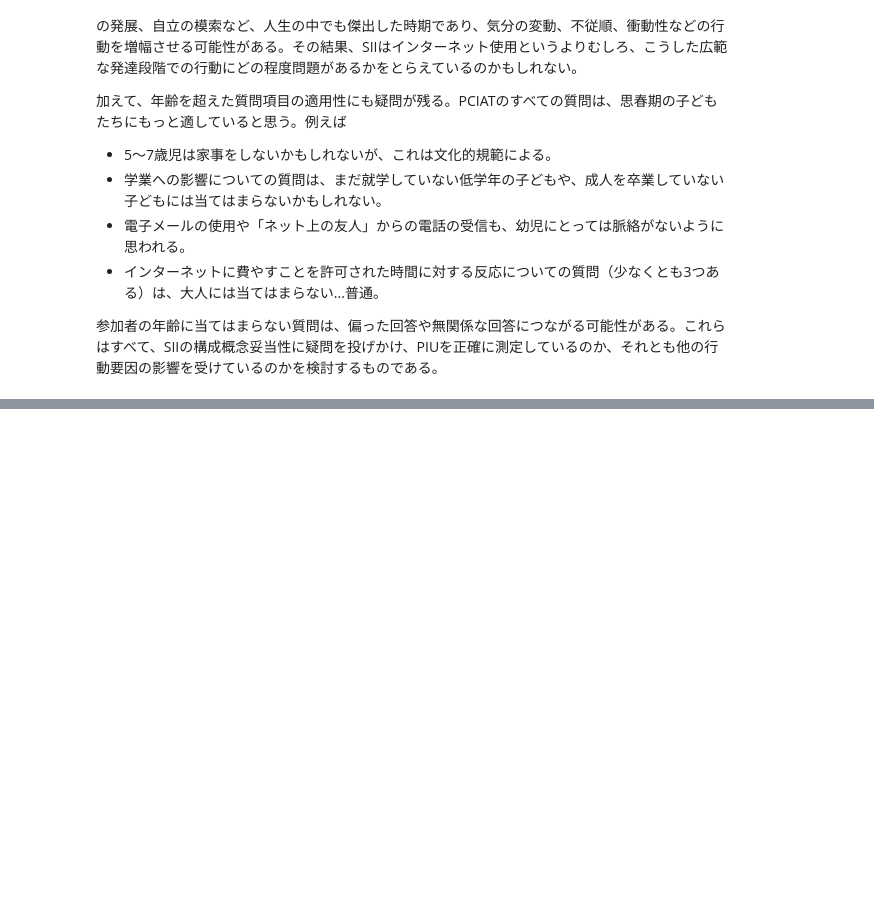
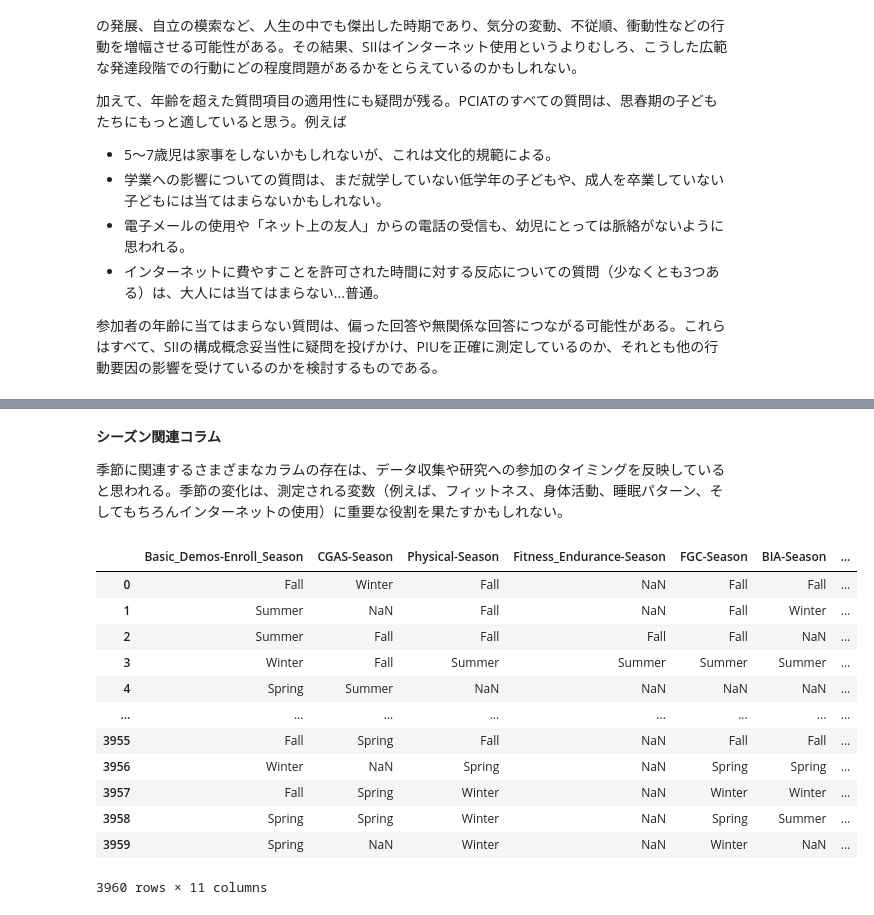
Before and after one commit to yuji-sgs/child-mind-institute, a Jupyter notebook: EDA.ipynb, the cells around one changed output, grey strips where cells are left out. Cells and saved outputs as stored; diff of their text form; code cells hidden in the pictures; blank space fills up the shorter version.

```diff
--- a/EDA.ipynb
+++ b/EDA.ipynb
@@ -682,0 +716,22 @@ PCIAT質問票（SIIの導出に使用、data_dict.csv参照）の質問は、
+# %% [markdown]
+**シーズン関連コラム**
+
+季節に関連するさまざまなカラムの存在は、データ収集や研究への参加のタイミングを反映していると思われる。季節の変化は、測定される変数（例えば、フィットネス、身体活動、睡眠パターン、そしてもちろんインターネットの使用）に重要な役割を果たすかもしれない。
+# %%
+season_columns = [col for col in train.columns if 'Season' in col]
+season_df = train[season_columns]
+season_df
+# %% [output]
+|  | Basic_Demos-Enroll_Season | CGAS-Season | Physical-Season | Fitness_Endurance-Season | FGC-Season | BIA-Season | ... |
+| 0 | Fall | Winter | Fall | NaN | Fall | Fall | ... |
+| 1 | Summer | NaN | Fall | NaN | Fall | Winter | ... |
+| 2 | Summer | Fall | Fall | Fall | Fall | NaN | ... |
+| 3 | Winter | Fall | Summer | Summer | Summer | Summer | ... |
+| 4 | Spring | Summer | NaN | NaN | NaN | NaN | ... |
+| ... | ... | ... | ... | ... | ... | ... | ... |
+| 3955 | Fall | Spring | Fall | NaN | Fall | Fall | ... |
+| 3956 | Winter | NaN | Spring | NaN | Spring | Spring | ... |
+| 3957 | Fall | Spring | Winter | NaN | Winter | Winter | ... |
+| 3958 | Spring | Spring | Winter | NaN | Spring | Summer | ... |
+| 3959 | Spring | NaN | Winter | NaN | Winter | NaN | ... |
+3960 rows × 11 columns
```
Also changed, not shown: parts of 11 cells of this notebook.
